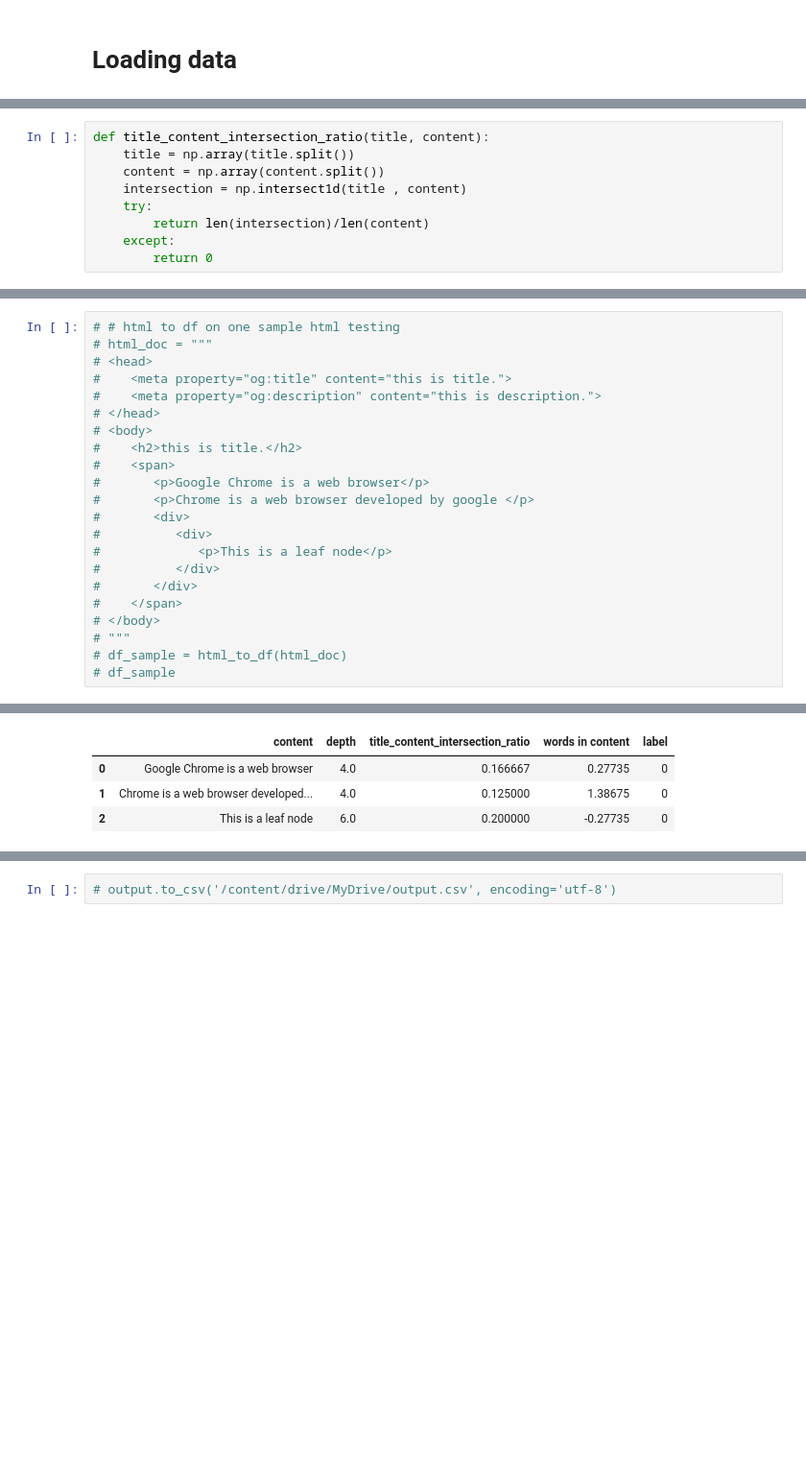
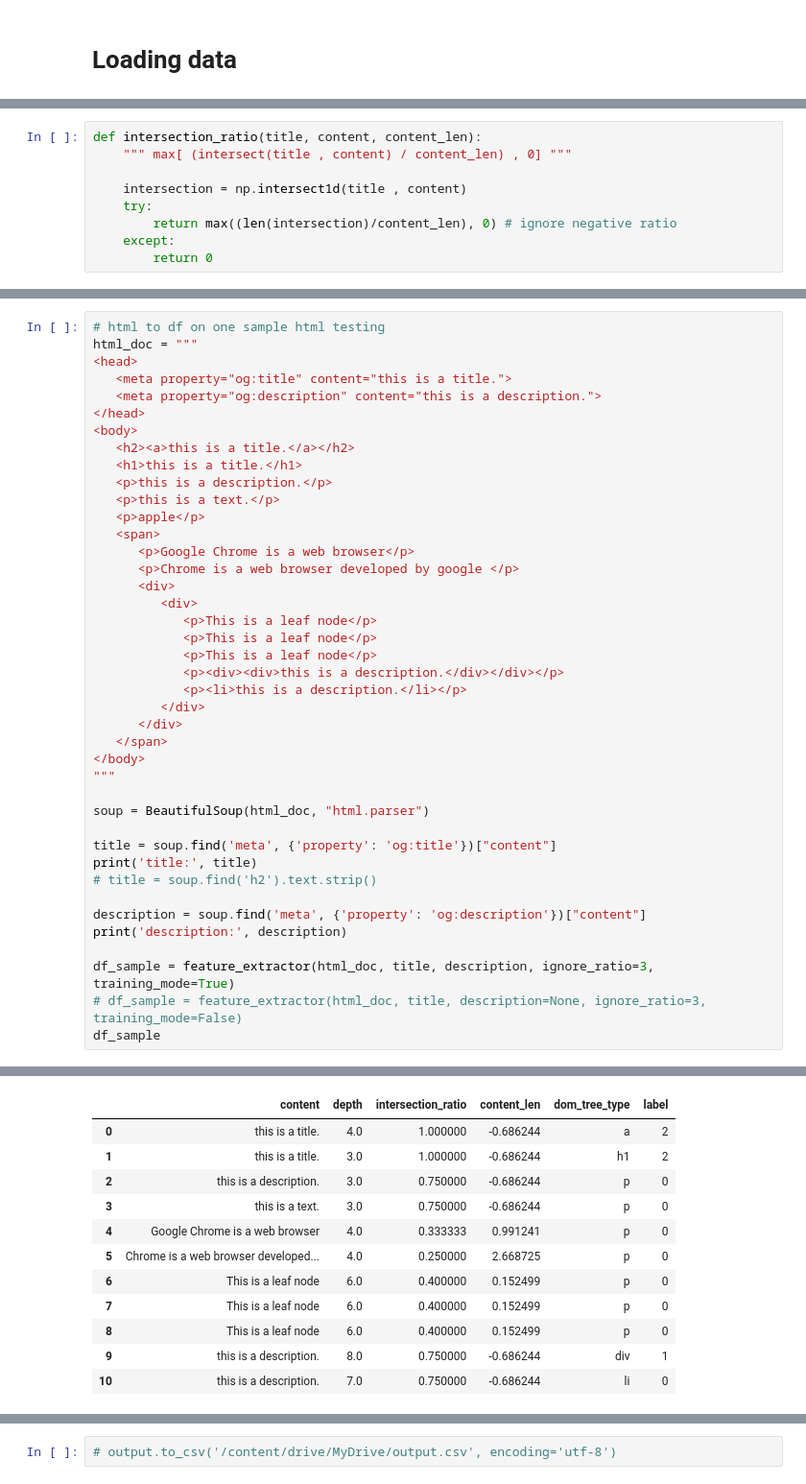
Before and after one commit to Zarebin/nextgen-06, a Jupyter notebook: science/projects/zahrasadat_sajjadi/01-main-content/zarebin_p1.ipynb, the cells around one changed output, grey strips where cells are left out. Shown at 96% size. Cells and saved outputs as stored; diff of their text form; blank space fills up the shorter version.

```diff
--- a/science/projects/zahrasadat_sajjadi/01-main-content/zarebin_p1.ipynb
+++ b/science/projects/zahrasadat_sajjadi/01-main-content/zarebin_p1.ipynb
@@ -71,9 +71,9 @@ All OK
 # %%
-def title_content_intersection_ratio(title, content):
-    title = np.array(title.split())
-    content = np.array(content.split())
+def intersection_ratio(title, content, content_len):
+    """ max[ (intersect(title , content) / content_len) , 0] """
+
     intersection = np.intersect1d(title , content)
     try:
-        return len(intersection)/len(content)
+        return max((len(intersection)/content_len), 0) # ignore negative ratio
     except:
         return 0
@@ -183,23 +187,42 @@ def html_to_df(html_doc):
 # %%
-# # html to df on one sample html testing
-# html_doc = """
-# <head>
-#    <meta property="og:title" content="this is title.">
-#    <meta property="og:description" content="this is description.">
-# </head>
-# <body>
-#    <h2>this is title.</h2>
-#    <span>
-#       <p>Google Chrome is a web browser</p>
-#       <p>Chrome is a web browser developed by google </p>
-#       <div>
-#          <div>
-#             <p>This is a leaf node</p>
-#          </div>
-#       </div>
-#    </span>
-# </body>
-# """
-# df_sample = html_to_df(html_doc)
-# df_sample
+# html to df on one sample html testing
+html_doc = """
+<head>
+   <meta property="og:title" content="this is a title.">
+   <meta property="og:description" content="this is a description.">
+</head>
+<body>
+   <h2><a>this is a title.</a></h2>
+   <h1>this is a title.</h1>
+   <p>this is a description.</p>
+   <p>this is a text.</p>
+   <p>apple</p>
+   <span>
+      <p>Google Chrome is a web browser</p>
+      <p>Chrome is a web browser developed by google </p>
+      <div>
+         <div>
+            <p>This is a leaf node</p>
+            <p>This is a leaf node</p>
+            <p>This is a leaf node</p>
+            <p><div><div>this is a description.</div></div></p>
+            <p><li>this is a description.</li></p>
+         </div>
+      </div>
+   </span>
+</body>
+"""
+
+soup = BeautifulSoup(html_doc, "html.parser")
+
+title = soup.find('meta', {'property': 'og:title'})["content"]
+print('title:', title)
+# title = soup.find('h2').text.strip()
+
+description = soup.find('meta', {'property': 'og:description'})["content"]
+print('description:', description)
+
+df_sample = feature_extractor(html_doc, title, description, ignore_ratio=3, training_mode=True)
+# df_sample = feature_extractor(html_doc, title, description=None, ignore_ratio=3, training_mode=False)
+df_sample
 # %% [output]
@@ -206,4 +231,12 @@ def html_to_df(html_doc):
-|  | content | depth | title_content_intersection_ratio | words in content | label |
-| 0 | Google Chrome is a web browser | 4.0 | 0.166667 | 0.27735 | 0 |
-| 1 | Chrome is a web browser developed... | 4.0 | 0.125000 | 1.38675 | 0 |
-| 2 | This is a leaf node | 6.0 | 0.200000 | -0.27735 | 0 |
+|  | content | depth | intersection_ratio | content_len | dom_tree_type | label |
+| 0 | this is a title. | 4.0 | 1.000000 | -0.686244 | a | 2 |
+| 1 | this is a title. | 3.0 | 1.000000 | -0.686244 | h1 | 2 |
+| 2 | this is a description. | 3.0 | 0.750000 | -0.686244 | p | 0 |
+| 3 | this is a text. | 3.0 | 0.750000 | -0.686244 | p | 0 |
+| 4 | Google Chrome is a web browser | 4.0 | 0.333333 | 0.991241 | p | 0 |
+| 5 | Chrome is a web browser developed... | 4.0 | 0.250000 | 2.668725 | p | 0 |
+| 6 | This is a leaf node | 6.0 | 0.400000 | 0.152499 | p | 0 |
+| 7 | This is a leaf node | 6.0 | 0.400000 | 0.152499 | p | 0 |
+| 8 | This is a leaf node | 6.0 | 0.400000 | 0.152499 | p | 0 |
+| 9 | this is a description. | 8.0 | 0.750000 | -0.686244 | div | 1 |
+| 10 | this is a description. | 7.0 | 0.750000 | -0.686244 | li | 0 |
```
Also changed, not shown: parts of 40 cells of this notebook.
